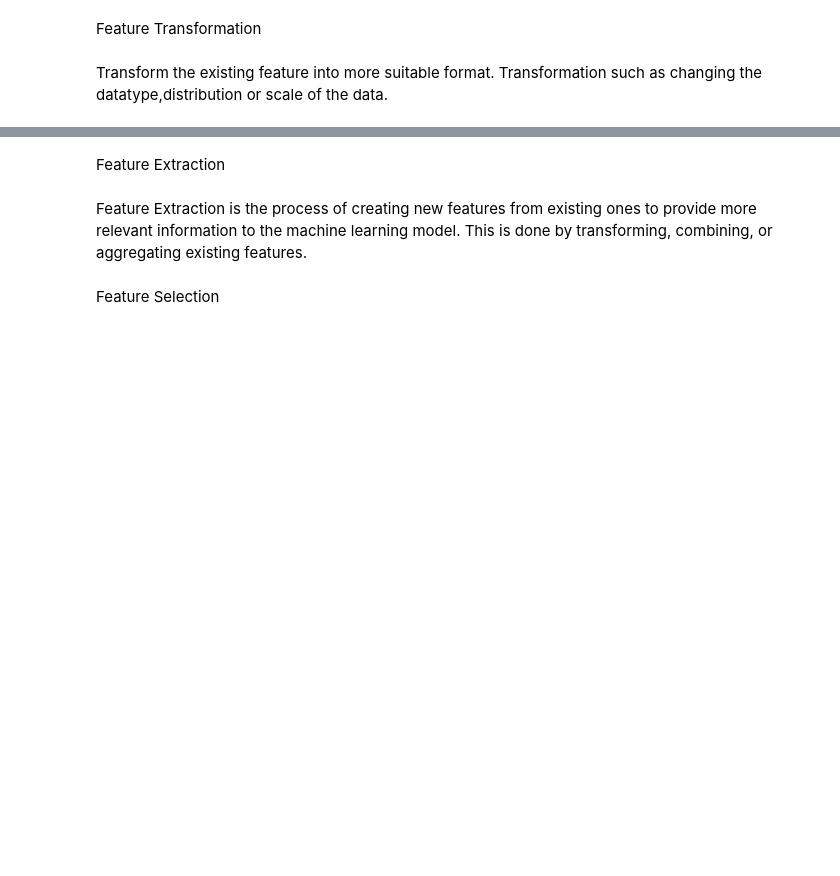
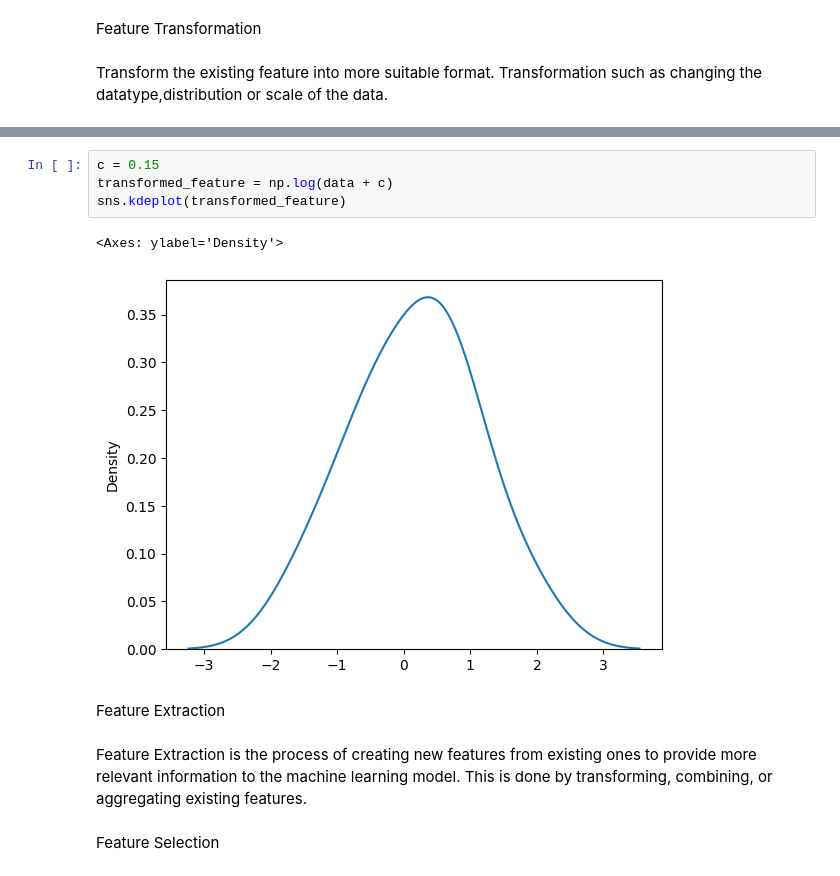
Before and after one commit to arjunravi26/Data-Science-Bootcamp, a Jupyter notebook: Week 16/Data Preprocessing/feature_engineering.ipynb, the cells around one changed output, grey strips where cells are left out. Saved outputs shown, nothing was run; the diff lists cells and outputs as text; blank space fills up the shorter version.

```diff
--- a/Week 16/Data Preprocessing/feature_engineering.ipynb
+++ b/Week 16/Data Preprocessing/feature_engineering.ipynb
@@ -25,3 +48,10 @@ Transform the existing feature into more suitable format. Transformation such as
+# %%
+c = 0.15
+transformed_feature = np.log(data + c)
+sns.kdeplot(transformed_feature)
+# %% [output]
+<Axes: ylabel='Density'>
+[figure, added]
 # %% [markdown]
 Feature Extraction
 # %% [markdown]
```
Also changed, not shown: parts of 6 cells of this notebook.
